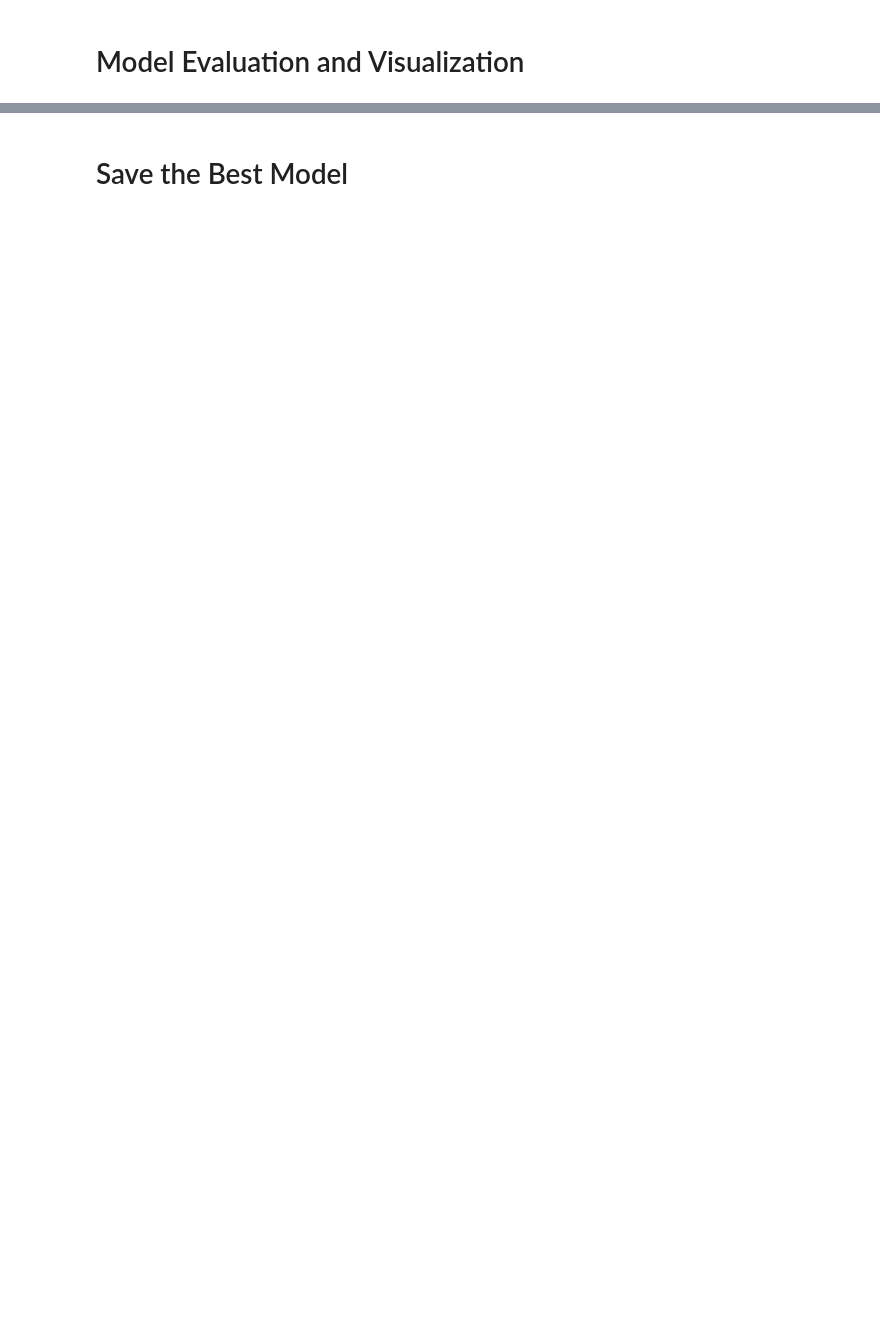
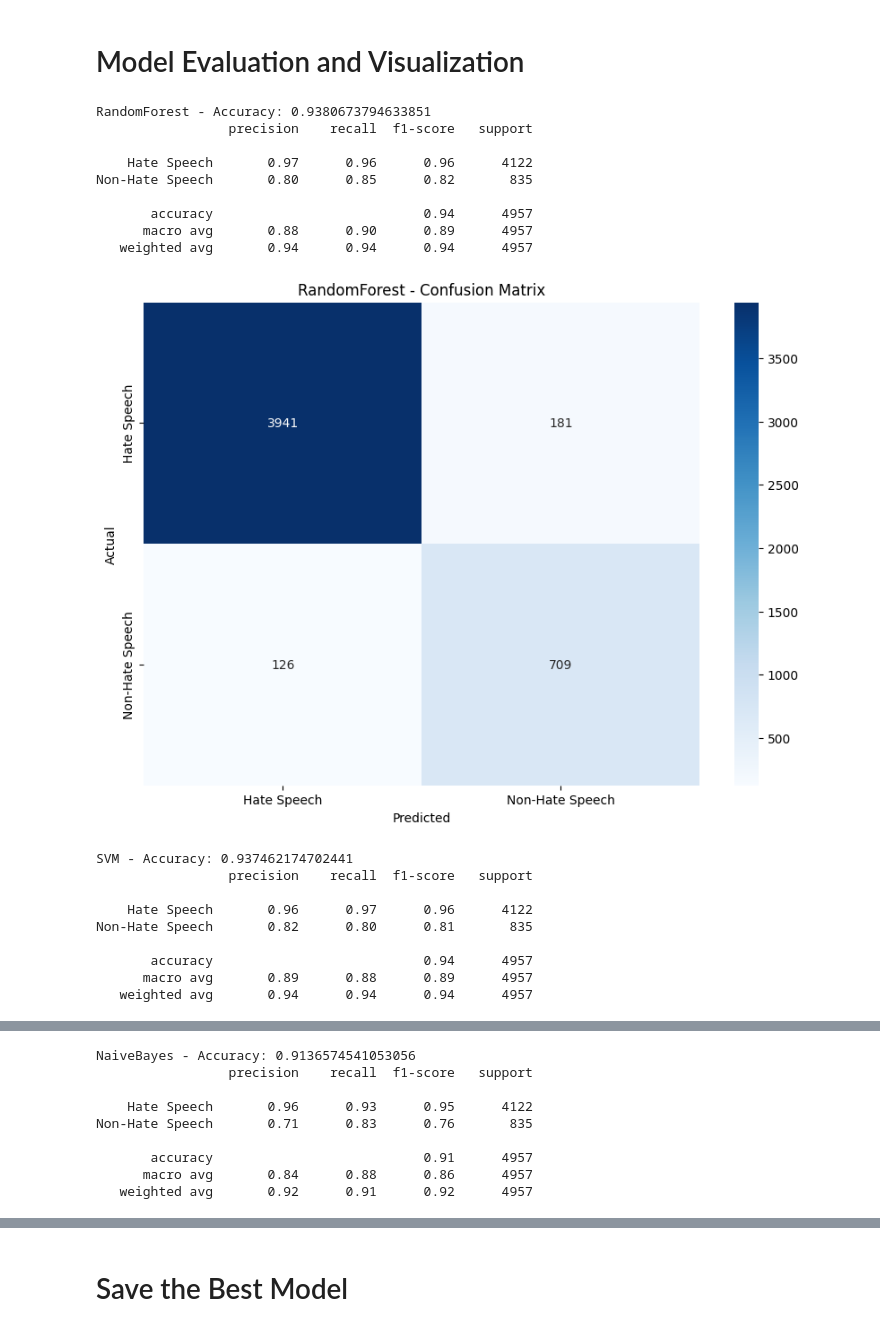
Before and after one commit to spring-board-b2-hate-speech/group-1, a Jupyter notebook: Ml_training/modeltraining.ipynb, the cells around one changed output, grey strips where cells are left out. Cells and saved outputs as stored; diff of their text form; code cells hidden in the pictures; blank space fills up the shorter version.

```diff
--- a/Ml_training/modeltraining.ipynb
+++ b/Ml_training/modeltraining.ipynb
@@ -4,7 +4,7 @@
 import pandas as pd
 from sklearn.feature_extraction.text import TfidfVectorizer
 from sklearn.model_selection import train_test_split, RandomizedSearchCV
-from sklearn.metrics import f1_score, classification_report, precision_score, confusion_matrix
+from sklearn.metrics import accuracy_score, classification_report, confusion_matrix
 from sklearn.pipeline import Pipeline
 from imblearn.pipeline import Pipeline as ImbPipeline
 from imblearn.over_sampling import SMOTE
@@ -17,11 +17,14 @@ import joblib
 import matplotlib.pyplot as plt
 import seaborn as sns
 import numpy as np
+
 # Load the cleaned dataset
 df = pd.read_csv('final.csv')
 text_column = 'tweet'
 df[text_column] = df[text_column].astype(str).fillna('')
-y = df['class'].values
+
+# Map offensive (1) to hate speech (0)
+df['class'] = df['class'].map({0: 0, 1: 0, 2: 1})
 # %% [markdown]
 # Initialize the TF-IDF Vectorizer and  Handle Imbalanced Data with SMOTE
 # %%
@@ -120,17 +121,43 @@ Best parameters for DecisionTree: {'clf__min_samples_split': 10, 'clf__min_sampl
 # %% [markdown]
 # Model Evaluation and Visualization
 # %%
+# Evaluate the models
 def evaluate_model(model, X_test, y_test, model_name):
     y_pred = model.predict(X_test)
     accuracy = accuracy_score(y_test, y_pred)
     print(f'{model_name} - Accuracy: {accuracy}')
-    print(classification_report(y_test, y_pred, target_names=['Normal', 'Offensive', 'Hate']))
+    print(classification_report(y_test, y_pred, target_names=['Hate Speech', 'Non-Hate Speech']))
 
     # Confusion matrix
     cm = confusion_matrix(y_test, y_pred)
     plt.figure(figsize=(10, 7))
-    sns.heatmap(cm, annot=True, fmt='d', cmap='Blues', xticklabels=['Normal', 'Offensive', 'Hate'], yticklabels=['Normal', 'Offensive', 'Hate'])
+    sns.heatmap(cm, annot=True, fmt='d', cmap='Blues', xticklabels=['Hate Speech', 'Non-Hate Speech'], yticklabels=['Hate Speech', 'Non-Hate Speech'])
     plt.title(f'{model_name} - Confusion Matrix')
     plt.ylabel('Actual')
     plt.xlabel('Predicted')
+    plt.savefig(f'{model_name}_confusion_matrix.png')  # Save the plot as an image
     plt.show()
+
+# Evaluate each model
+for model_name, model in best_estimators.items():
+    evaluate_model(model, X_test, y_test, model_name)
+# %% [output]
+RandomForest - Accuracy: 0.9380673794633851
+                 precision    recall  f1-score   support
+
+    Hate Speech       0.97      0.96      0.96      4122
+Non-Hate Speech       0.80      0.85      0.82       835
+
+       accuracy                           0.94      4957
+      macro avg       0.88      0.90      0.89      4957
+   weighted avg       0.94      0.94      0.94      4957
+[figure, added]
+SVM - Accuracy: 0.937462174702441
+                 precision    recall  f1-score   support
+
+    Hate Speech       0.96      0.97      0.96      4122
+Non-Hate Speech       0.82      0.80      0.81       835
+
+       accuracy                           0.94      4957
+      macro avg       0.89      0.88      0.89      4957
+   weighted avg       0.94      0.94      0.94      4957
@@ -136,0 +165,9 @@ def evaluate_model(model, X_test, y_test, model_name):
+NaiveBayes - Accuracy: 0.9136574541053056
+                 precision    recall  f1-score   support
+
+    Hate Speech       0.96      0.93      0.95      4122
+Non-Hate Speech       0.71      0.83      0.76       835
+
+       accuracy                           0.91      4957
+      macro avg       0.84      0.88      0.86      4957
+   weighted avg       0.92      0.91      0.92      4957
```
Also changed, not shown: parts of 7 cells of this notebook, 7 other files.
